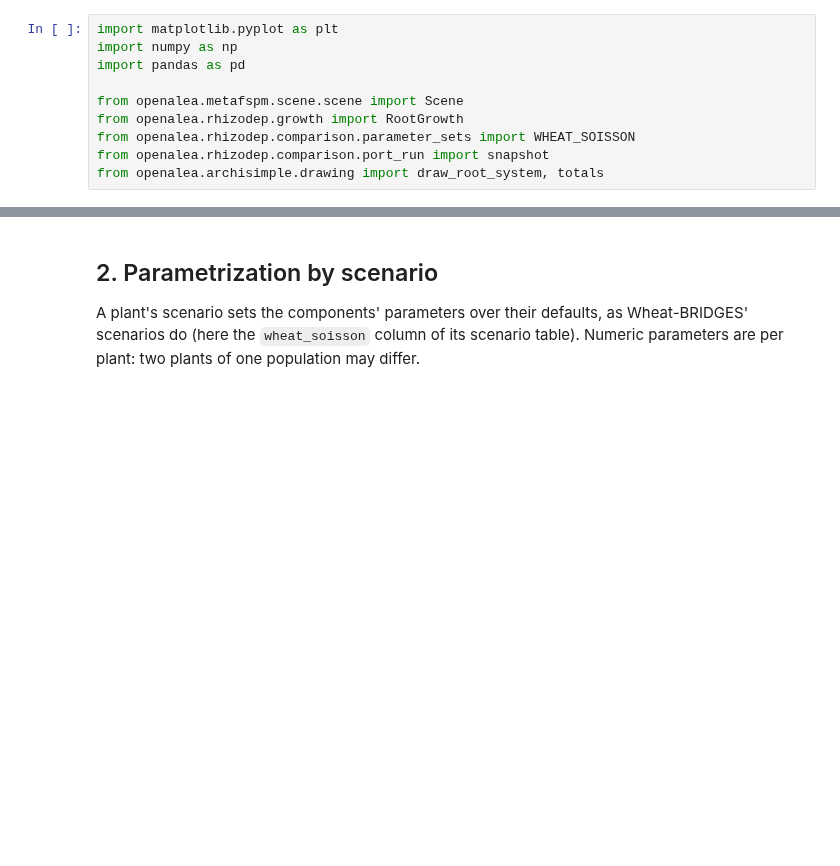
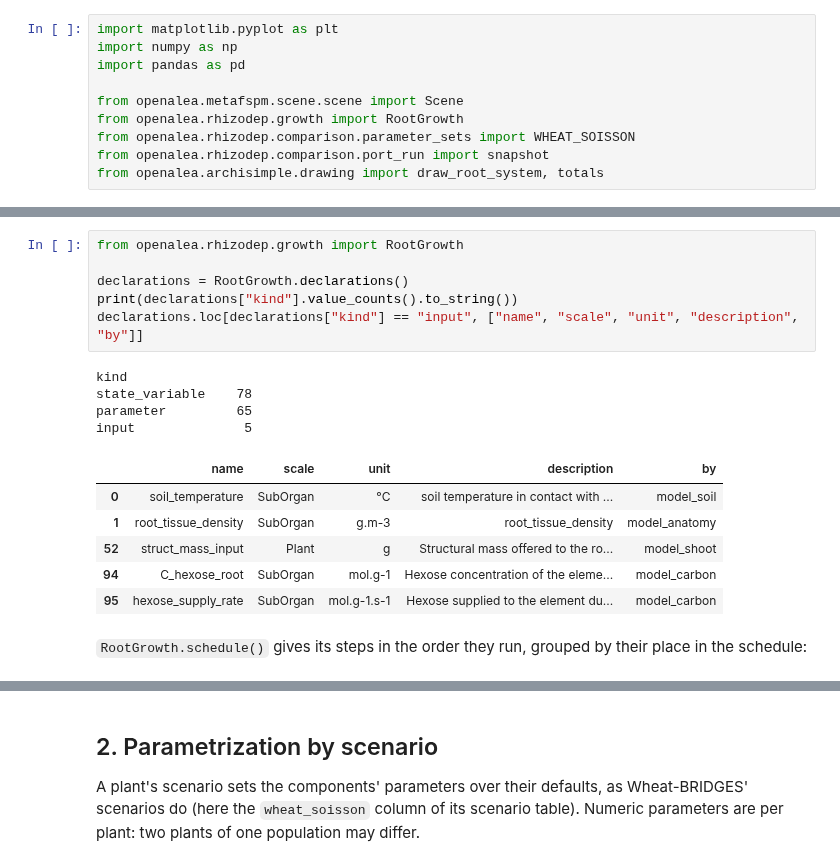
Before and after one commit to openalea/rhizodep, a Jupyter notebook: example/tutorials/tutorial_metafspm_01_root_growth.ipynb, the cells around one changed output, grey strips where cells are left out. Saved outputs shown, nothing was run; the diff lists cells and outputs as text; blank space fills up the shorter version.

```diff
--- a/example/tutorials/tutorial_metafspm_01_root_growth.ipynb
+++ b/example/tutorials/tutorial_metafspm_01_root_growth.ipynb
@@ -26,0 +56,19 @@ from openalea.archisimple.drawing import draw_root_system, totals
+# %%
+from openalea.rhizodep.growth import RootGrowth
+
+declarations = RootGrowth.declarations()
+print(declarations["kind"].value_counts().to_string())
+declarations.loc[declarations["kind"] == "input", ["name", "scale", "unit", "description", "by"]]
+# %% [output]
+kind
+state_variable    78
+parameter         65
+input              5
+|  | name | scale | unit | description | by |
+| 0 | soil_temperature | SubOrgan | °C | soil temperature in contact with ... | model_soil |
+| 1 | root_tissue_density | SubOrgan | g.m-3 | root_tissue_density | model_anatomy |
+| 52 | struct_mass_input | Plant | g | Structural mass offered to the ro... | model_shoot |
+| 94 | C_hexose_root | SubOrgan | mol.g-1 | Hexose concentration of the eleme... | model_carbon |
+| 95 | hexose_supply_rate | SubOrgan | mol.g-1.s-1 | Hexose supplied to the element du... | model_carbon |
+# %% [markdown]
+`RootGrowth.schedule()` gives its steps in the order they run, grouped by their place in the schedule:
```
Also changed, not shown: parts of 8 cells of this notebook.
